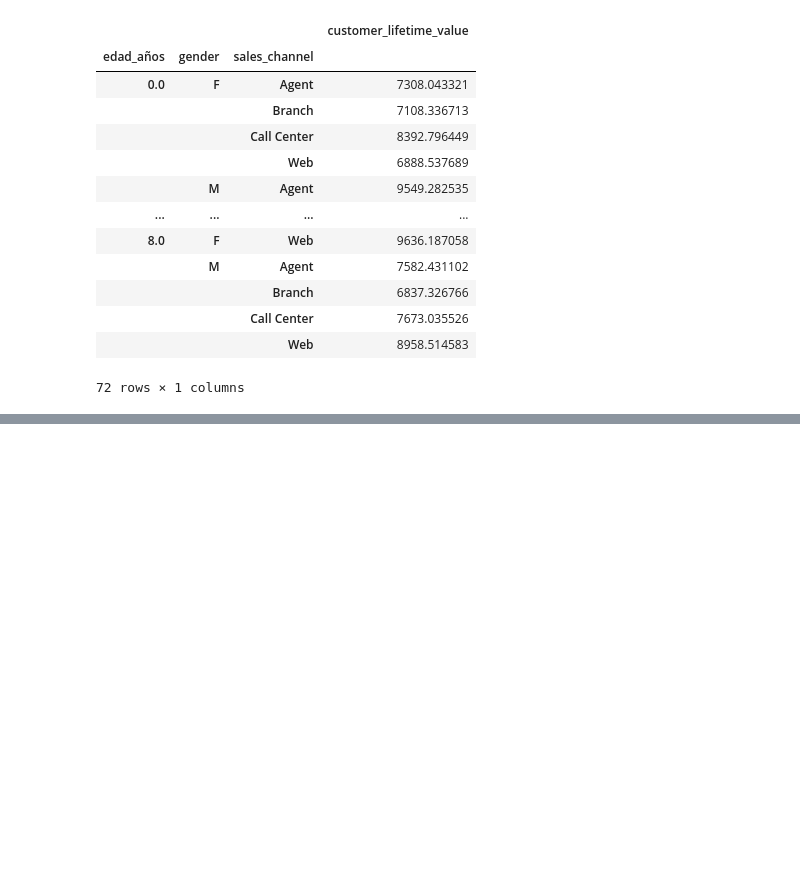
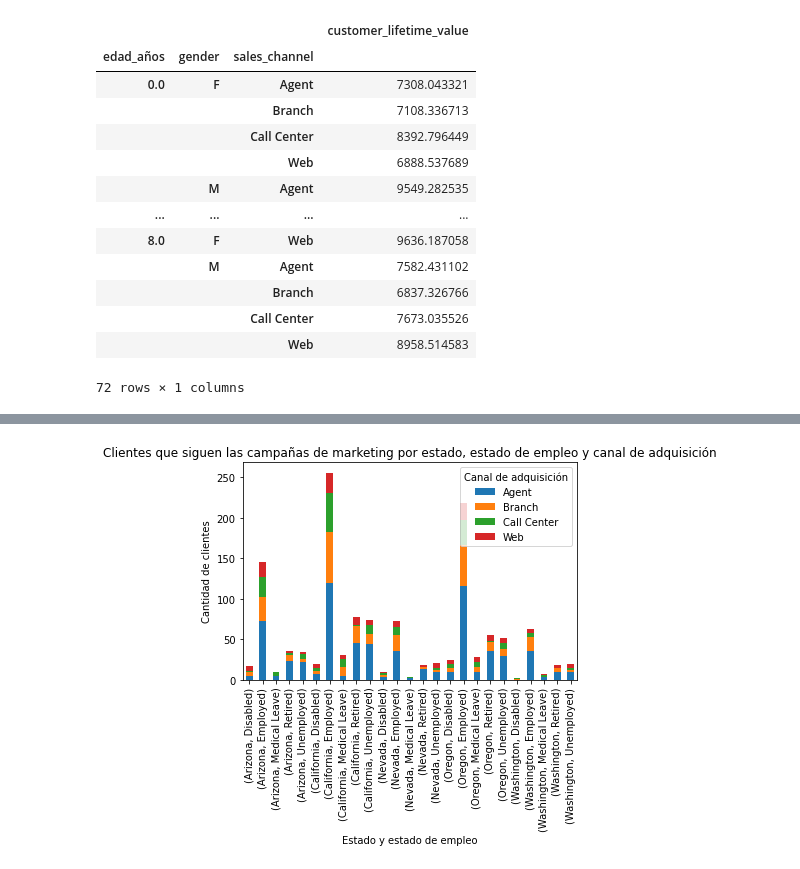
Before and after one commit to GammaTechData/Challenge-4_Real_business_case, a Jupyter notebook: main.ipynb, the cells around one changed output, grey strips where cells are left out. Cells and saved outputs as stored; diff of their text form; code cells hidden in the pictures; blank space fills up the shorter version.

```diff
--- a/main.ipynb
+++ b/main.ipynb
@@ -300,0 +330,13 @@ Valor de vida del cliente vs edad, sexo y canal de adquisición:
+# %%
+##¿Que tipo de clientes son los que más responden a las campañas de marketing?
+
+perfil_clientes = data[data['response'] == 'Yes'].groupby(['state', 'employmentstatus', 'sales_channel'])['customer'].count()
+perfil_clientes = perfil_clientes.unstack(level='sales_channel')
+perfil_clientes.plot(kind='bar', stacked=True)
+plt.xlabel('Estado y estado de empleo')
+plt.ylabel('Cantidad de clientes')
+plt.title('Clientes que siguen las campañas de marketing por estado, estado de empleo y canal de adquisición')
+plt.legend(title='Canal de adquisición')
+plt.show()
+# %% [output]
+[figure, added]
```
Also changed, not shown: parts of 13 cells of this notebook.
